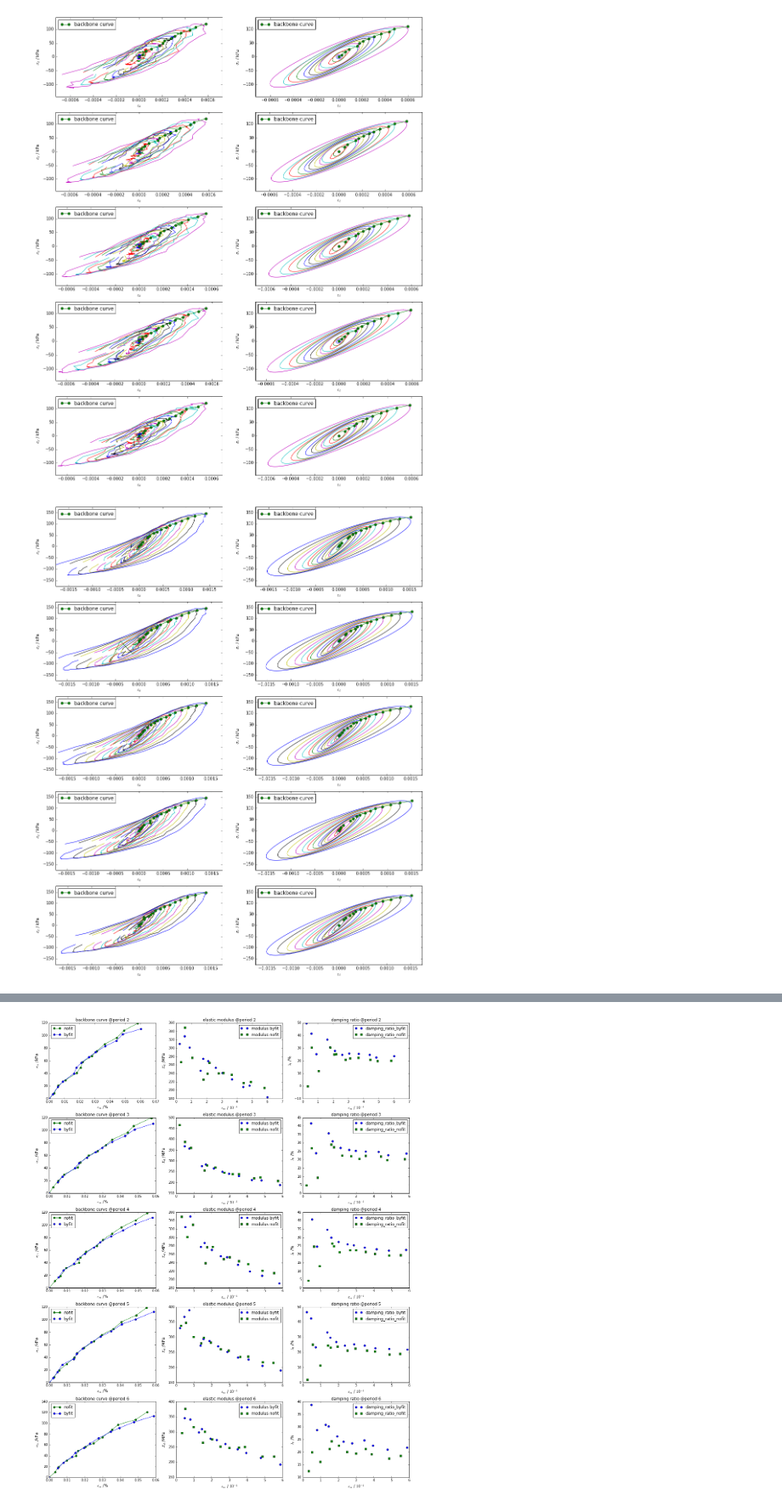
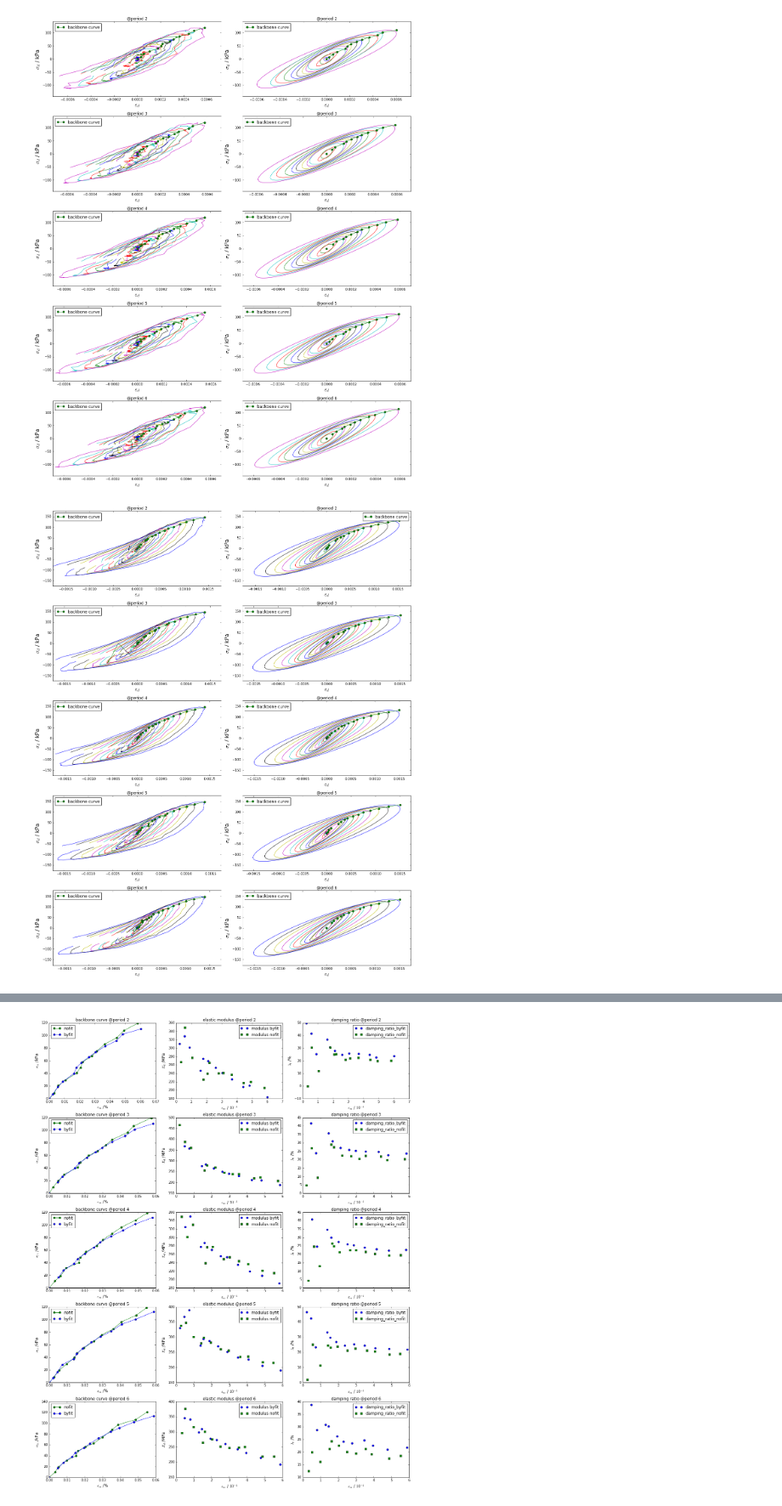
Before and after one commit to FryeT/dongli, a Jupyter notebook: modulus&damping_ratio.ipynb, the cells around one changed output, grey strips where cells are left out. Shown at 85% size. Saved outputs shown, nothing was run; the diff lists cells and outputs as text; code cells hidden in the pictures.

```diff
--- a/modulus&damping_ratio.ipynb
+++ b/modulus&damping_ratio.ipynb
@@ -45,12 +45,14 @@ def mdr_gen(files):
 
             plt.subplot(5,2,p*2-1)
             loop.plot_to_center(plot_fit=False)
-            plt.xlabel(r'$\varepsilon_d$')
-            plt.ylabel(r'$\sigma_d$ / kPa')
+            plt.xlabel(r'$\varepsilon_d$', fontsize=16)
+            plt.ylabel(r'$\sigma_d$ / kPa', fontsize=16)
+            plt.title('@period {0}'.format(p+1))
             plt.subplot(5,2,p*2)
             loop.plot_to_center(plot_loop=False)
-            plt.xlabel(r'$\varepsilon_d$')
-            plt.ylabel(r'$\sigma_d$ / kPa')
+            plt.xlabel(r'$\varepsilon_d$', fontsize=16)
+            plt.ylabel(r'$\sigma_d$ / kPa', fontsize=16)
+            plt.title('@period {0}'.format(p+1))
             #plt.axis([-0.0008, 0.0008, -150, 150])
 
         tmp_dict = {(p+1, 'epsilon_m'):epsilon_m,
@@ -70,13 +72,11 @@ def mdr_gen(files):
         plt.subplot(5,2,p*2-1)
         bb, = plt.plot(epsilon_m, sigma_m, 'go-', label='backbone curve')
         plt.axis(xylim)
-        plt.text(-xm, ym, 'period {0}'.format(p+1))
         plt.legend(loc=0, handles=[bb])
 
         plt.subplot(5,2,p*2)
         bb, = plt.plot(epsilon_m_byfit, sigma_m_byfit, 'go-', label='backbone curve')
         plt.axis(xylim)
-        plt.text(-xm, ym, 'period {0}'.format(p+1))
         plt.legend(loc=0, handles=[bb])
 
     modulus_and_damping_ratio = pd.DataFrame(data_dict)
@@ -85,13 +85,15 @@ def mdr_gen(files):
     modulus_and_damping_ratio.to_csv(os.path.join(topath,'modulus_and_damping_ratio.csv'), index=False)
 # %%
 mdr_gen(g345files)
+plt.tight_layout()
 plt.savefig('figs/g345_loops.svg')
 # %% [output]
-[figure, old version]
+[figure, new version]
 # %%
 mdr_gen(g375files)
+plt.tight_layout()
 plt.savefig('figs/g375_loops.svg')
 # %% [output]
-[figure, old version]
+[figure, new version]
 # %%
 mdr_gen(g375_1_files)
```
Also changed, not shown: parts of 1 cell of this notebook, 1 other file.
